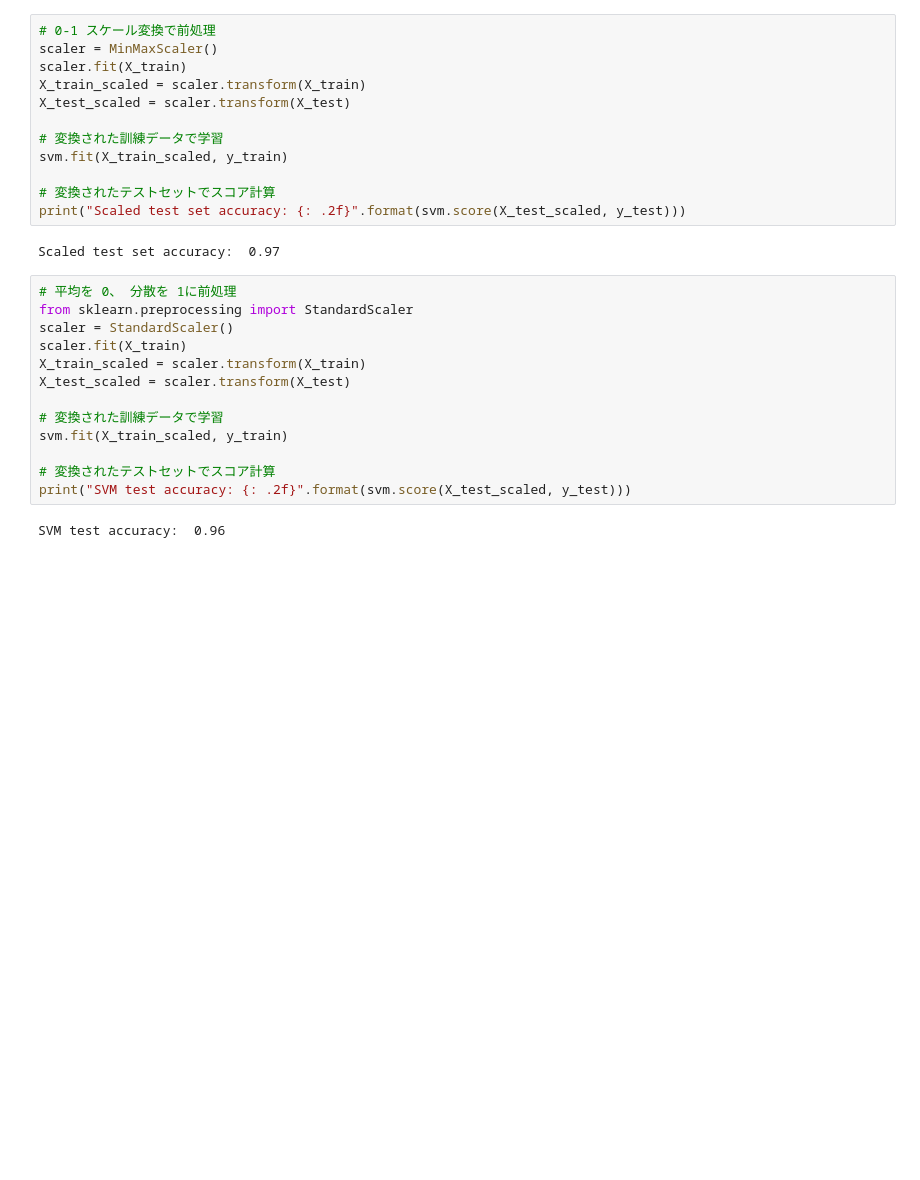
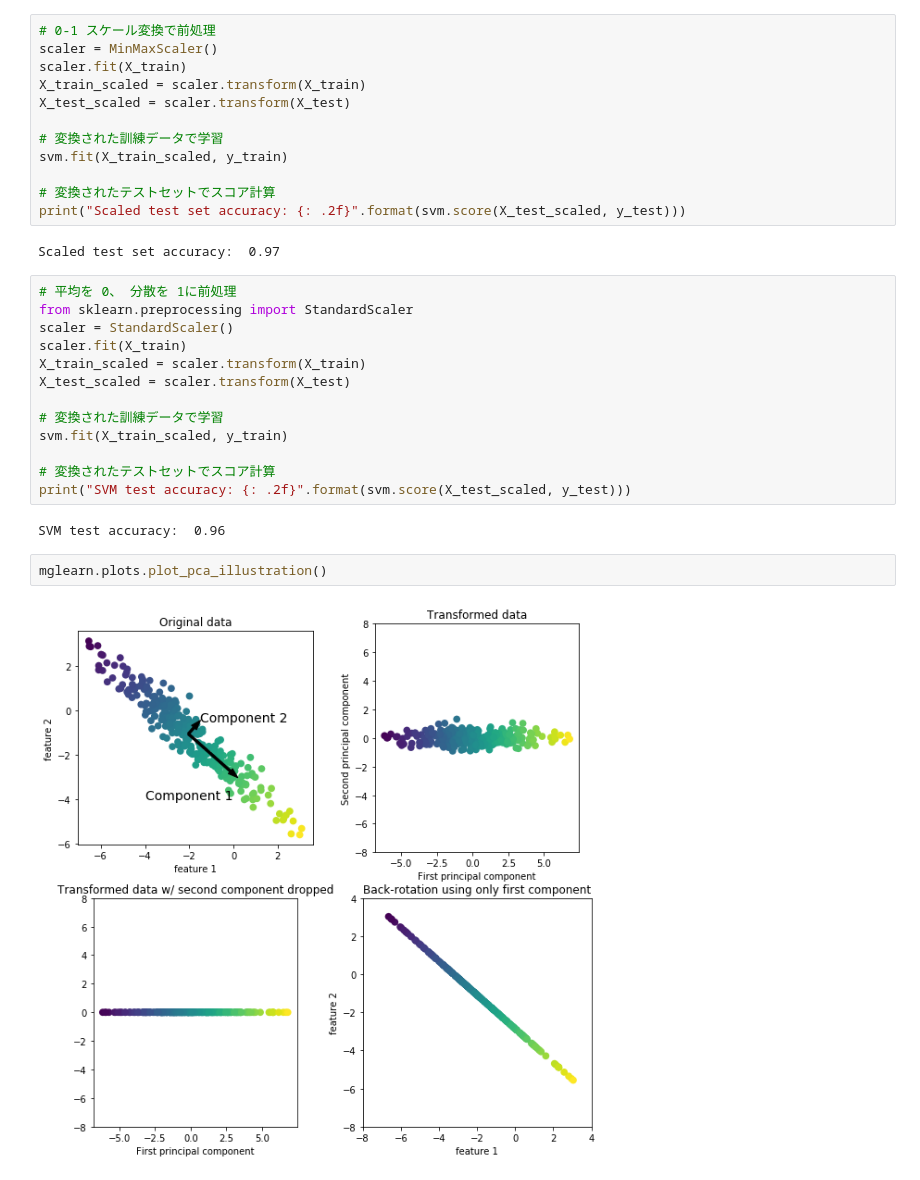
Before and after one commit to numa08/MachineLerningWithPython, a Jupyter notebook: chapter3/chapter3.ipynb, the cells around one changed output. Drawn from its saved outputs; the diff is of its cells as text; blank space fills up the shorter version.

```diff
--- a/chapter3/chapter3.ipynb
+++ b/chapter3/chapter3.ipynb
@@ -166,3 +166,7 @@ svm.fit(X_train_scaled, y_train)
 print("SVM test accuracy: {: .2f}".format(svm.score(X_test_scaled, y_test)))
 # %% [output]
 SVM test accuracy:  0.96
+# %%
+mglearn.plots.plot_pca_illustration()
+# %% [output]
+[figure, added]
```
Also changed, not shown: parts of 17 cells of this notebook.
